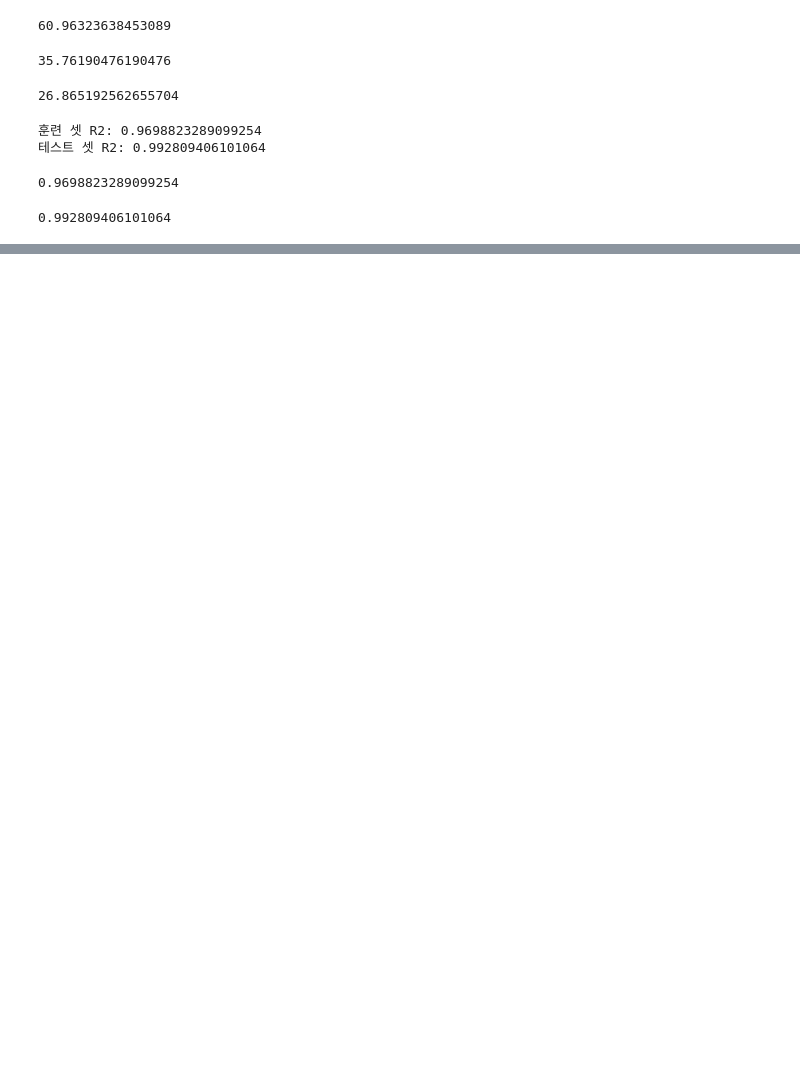
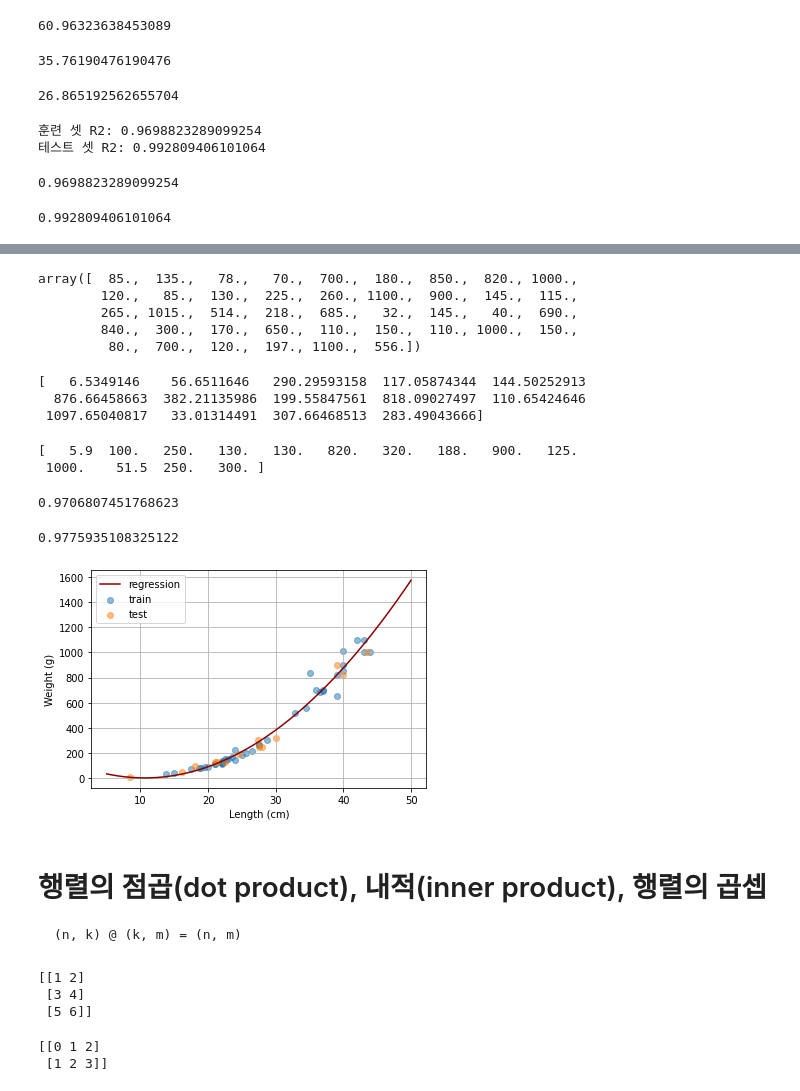
Before and after one commit to Gasijiyo/FirstStep_ML, a Jupyter notebook: ml05_regression.ipynb, the cells around one changed output, grey strips where cells are left out. Saved outputs shown, nothing was run; the diff lists cells and outputs as text; code cells hidden in the pictures; blank space fills up the shorter version.

````diff
--- a/ml05_regression.ipynb
+++ b/ml05_regression.ipynb
@@ -234,0 +425,4 @@ knn_reg.score(X_test, y_test)
+# %%
+# 특성 (feature) 배열에 2차항을 추가
+X_train_poly = np.c_[X_train, X_train ** 2]
+# 행 추가는 np.r_
@@ -234,0 +452,4 @@ knn_reg.score(X_test, y_test)
+# %%
+lin_reg2 = LinearRegression()
+# %%
+lin_reg2.fit(X_train_poly, y_train)
@@ -234,0 +495,72 @@ knn_reg.score(X_test, y_test)
+# %%
+# 훈련 셋의 실제값 (레이블)
+y_train
+# %% [output]
+array([  85.,  135.,   78.,   70.,  700.,  180.,  850.,  820., 1000.,
+        120.,   85.,  130.,  225.,  260., 1100.,  900.,  145.,  115.,
+        265., 1015.,  514.,  218.,  685.,   32.,  145.,   40.,  690.,
+        840.,  300.,  170.,  650.,  110.,  150.,  110., 1000.,  150.,
+         80.,  700.,  120.,  197., 1100.,  556.])
+# %%
+# 테스트 셋 예측값
+test_pred = lin_reg2.predict(X_test_poly)
+print(test_pred)
+# %% [output]
+[   6.5349146    56.6511646   290.29593158  117.05874344  144.50252913
+  876.66458663  382.21135986  199.55847561  818.09027497  110.65424646
+ 1097.65040817   33.01314491  307.66468513  283.49043666]
+# %%
+# 테스트 셋 실제값
+print(y_test)
+# %% [output]
+[   5.9  100.   250.   130.   130.   820.   320.   188.   900.   125.
+ 1000.    51.5  250.   300. ]
+# %%
+# 훈련 셋 R^2 score
+lin_reg2.score(X_train_poly, y_train)
+# %% [output]
+0.9706807451768623
+# %%
+# 테스트 셋 R^2 score
+lin_reg2.score(X_test_poly, y_test)
+# %% [output]
+0.9775935108325122
+# %%
+# 훈련 셋, 테스트 셋, (다항) 선형 회귀 모델 시각화
+plt.scatter(X_train, y_train, alpha=0.5, label='train') # 훈련 셋
+plt.scatter(X_test, y_test, alpha=0.5, label='test')    # 테스트 셋
+
+# 2차 함수
+x = np.arange(5,50, 0.001)
+w0 = lin_reg2.intercept_    # 2차 함수의 y절편
+w1, w2 = lin_reg2.coef_     # 2차 함수의 1차항과 2차항의 계수들
+y = w0 + w1 * x + w2 * (x ** 2)
+plt.plot(x, y, color = 'darkred', linestyle='-', label='regression')
+
+plt.xlabel('Length (cm)')
+plt.ylabel('Weight (g)')
+plt.grid()
+plt.legend()
+plt.show()
+# %% [output]
+[figure, added]
+# %% [markdown]
+# 행렬의 점곱(dot product), 내적(inner product), 행렬의 곱셉
+
+```
+(n, k) @ (k, m) = (n, m)
+```
+# %%
+A = np.arange(1,7).reshape((3, -1))
+print(A)    # (3, 2) shape
+# %% [output]
+[[1 2]
+ [3 4]
+ [5 6]]
+# %%
+B = np.array([[0,1,2],
+             [1,2,3]])
+print(B)    # (2, 3) shape
+# %% [output]
+[[0 1 2]
+ [1 2 3]]
````
Also changed, not shown: parts of 66 cells of this notebook.
